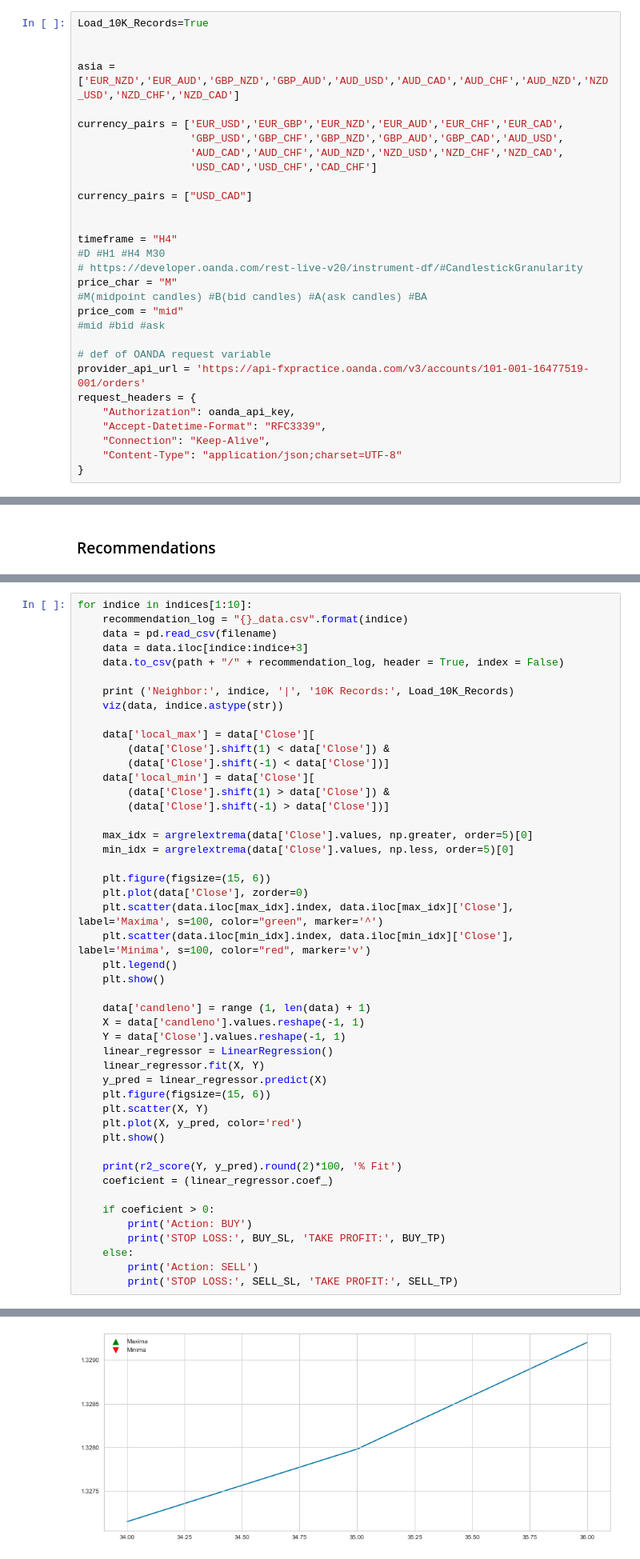
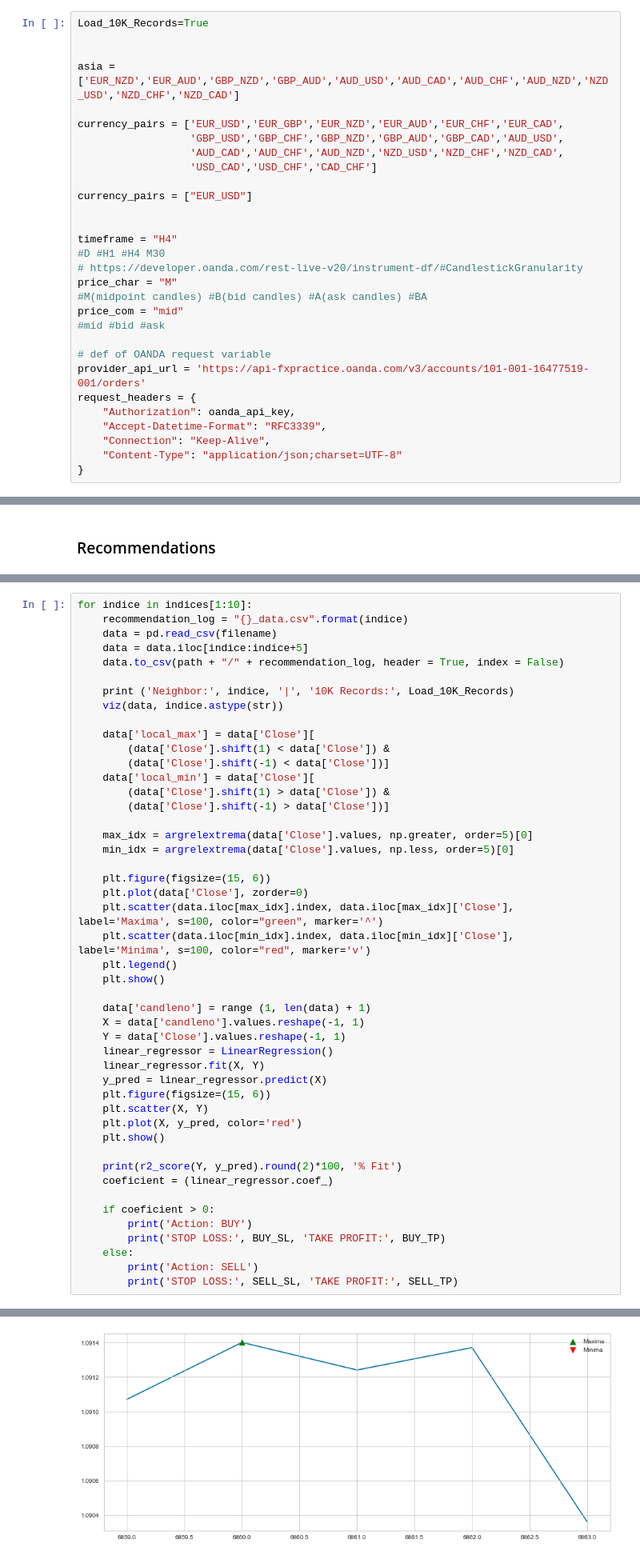
Before and after one commit to Forexience/Forexience, a Jupyter notebook: Main_Pipeline/Forexience_Main.ipynb, the cells around one changed output, grey strips where cells are left out. Shown at 80% size. Drawn from its saved outputs; the diff is of its cells as text.

```diff
--- a/Main_Pipeline/Forexience_Main.ipynb
+++ b/Main_Pipeline/Forexience_Main.ipynb
@@ -126,7 +126,7 @@ currency_pairs = ['EUR_USD','EUR_GBP','EUR_NZD','EUR_AUD','EUR_CHF','EUR_CAD',
                   'AUD_CAD','AUD_CHF','AUD_NZD','NZD_USD','NZD_CHF','NZD_CAD',
                   'USD_CAD','USD_CHF','CAD_CHF']
 
-currency_pairs = ["USD_CAD"]
+currency_pairs = ["EUR_USD"]
 
 
 timeframe = "H4"
@@ -493,7 +493,7 @@ print(datetime.now())
 for indice in indices[1:10]:
     recommendation_log = "{}_data.csv".format(indice)
     data = pd.read_csv(filename)
-    data = data.iloc[indice:indice+3]
+    data = data.iloc[indice:indice+5]
     data.to_csv(path + "/" + recommendation_log, header = True, index = False)
 
     print ('Neighbor:', indice, '|', '10K Records:', Load_10K_Records)
@@ -541,2 +541,2 @@ Neighbor: 34 | 10K Records: True
 [interactive output not drawn]
-[figure, old version]
+[figure, new version]
```
Also changed, not shown: parts of 11 cells of this notebook, 11 other files.
